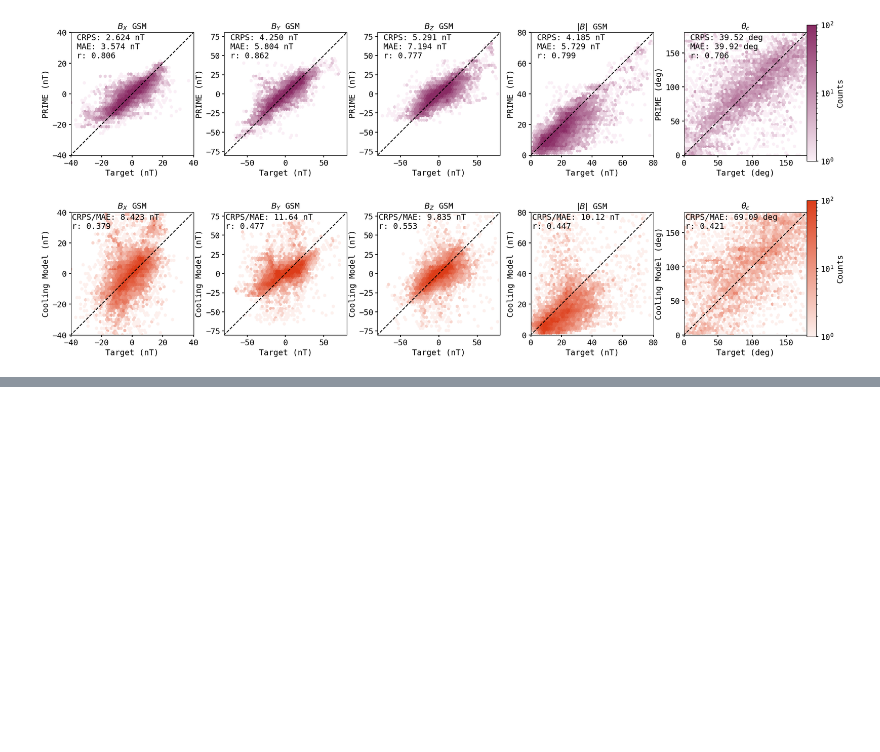
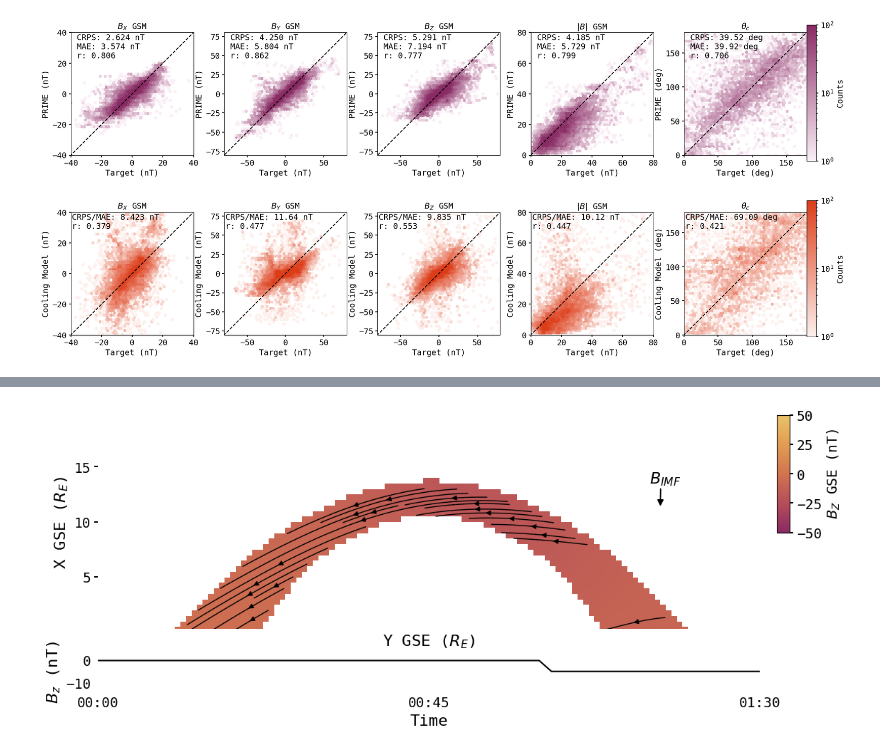
Before and after one commit to connor-obrien888/primesh, a Jupyter notebook: scratch.ipynb, the cells around one changed output, grey strips where cells are left out. Saved outputs shown, nothing was run; the diff lists cells and outputs as text; code cells hidden in the pictures; blank space fills up the shorter version.

```diff
--- a/scratch.ipynb
+++ b/scratch.ipynb
@@ -796,0 +720,57 @@ for idy, y in enumerate(y_grid):
+# %%
+#B streamline plot animation
+import matplotlib.animation as animation
+from matplotlib.patches import FancyArrowPatch
+#Plot the synthetic dataset with the input data Bz in the top left
+fig, axes = plt.subplots(nrows = 2, ncols = 1, figsize = (12,5), gridspec_kw={'height_ratios': [6, 1]})
+im, stream, ax2 = pr.streamline(axes[0], frames, x_grid, y_grid, frame_index = 0,
+                                param_index=4, u_index=0, v_index=2, cmap=primesh_cmap,
+                                x_extent = x_extent, y_extent = y_extent)
+
+#Add colorbar for predicted data
+cbar = pr.colorbar_maker(fig, im, param_index=4)
+#Plot the window of input data corresponding to each frame in axes[1]
+line = axes[1].plot(synth_data.loc[0:55, 'Epoch'], synth_data.loc[0:55, 'B_zgsm'], color = 'k')
+axes[1].set_ylim(-13, 3)
+axes[1].set_ylabel(r'$B_{z}$ (nT)', fontsize = 16)
+axes[1].set_xlim(synth_data.loc[0, 'Epoch'], synth_data.loc[54, 'Epoch'])
+axes[1].set_xlabel('Time', fontsize = 16)
+axes[1].set_xticks([synth_data.loc[0, 'Epoch'], synth_data.loc[27, 'Epoch'], synth_data.loc[54, 'Epoch']])
+axes[1].set_xticklabels([synth_data.loc[0, 'Epoch'].strftime('%H:%M'), synth_data.loc[27, 'Epoch'].strftime('%H:%M'), synth_data.loc[54, 'Epoch'].strftime('%H:%M')])
+axes[1].tick_params(axis='both', which='major', labelsize=14, color = 'white')
+axes[1].spines['top'].set_visible(False)
+axes[1].spines['right'].set_visible(False)
+axes[1].spines['bottom'].set_visible(False)
+axes[1].spines['left'].set_visible(False)
+
+#Draw an arrow in the IMF direction on image in axes[0] and add text that says B_{IMF}
+b_norm = np.sqrt(synth_data.loc[0, 'B_xgsm']**2 + synth_data.loc[0, 'B_ygsm']**2)
+a = axes[0].arrow(21, 13, synth_data.loc[0, 'B_ygsm']/b_norm, synth_data.loc[0, 'B_xgsm']/b_norm, head_width=0.5, head_length=0.5, fc='k', ec='k') #Add new arrows to the plot
+axes[0].text(20, 13.5, r'$B_{IMF}$', fontsize = 16)
+def update(i):
+    global a, stream #Need to make arrows global so they can be removed and redrawn
+    im.set_data(frames[i, :, :, 4])
+    line[0].set_xdata(synth_data.loc[i:(i+55), 'Epoch'])
+    line[0].set_ydata(synth_data.loc[i:(i+55), 'B_zgsm'])
+    axes[1].set_xlim(synth_data.loc[i, 'Epoch'], synth_data.loc[i+54, 'Epoch'])
+    axes[1].set_xticks([synth_data.loc[i, 'Epoch'], synth_data.loc[i+27, 'Epoch'], synth_data.loc[i+54, 'Epoch']])
+    axes[1].set_xticklabels([synth_data.loc[i, 'Epoch'].strftime('%H:%M'), synth_data.loc[i+27, 'Epoch'].strftime('%H:%M'), synth_data.loc[i+54, 'Epoch'].strftime('%H:%M')])
+    #Remove label arrows from the plot
+    a.remove()
+    #Remove the streamlines from the plot
+    ax2.collections[0].remove()
+    # Clear arrowheads streamplot
+    for artist in ax2.get_children():
+        if isinstance(artist, FancyArrowPatch):
+            artist.remove()
+
+    #Plot new streamlines
+    stream = ax2.streamplot(y_grid, x_grid, frames[i, :, :, 2], frames[i, :, :, 0], color='k', density=2, linewidth=1)
+    #Plot large arrow in top right of plot to indicate B direction from synthetic dataset with a text B next to it
+    b_norm = np.sqrt(synth_data.loc[(i+54), 'B_xgsm']**2 + synth_data.loc[(i+54), 'B_ygsm']**2)
+    a = axes[0].arrow(21, 13, synth_data.loc[(i+54), 'B_ygsm']/b_norm, synth_data.loc[(i+54), 'B_xgsm']/b_norm, head_width=0.5, head_length=0.5, fc='k', ec='k') #Add new arrows to the plot
+    return (im, line, a, stream)
+ani = animation.FuncAnimation(fig=fig, func=update, frames=len(frames), interval=100)
+#ani.save(filename=plotpath+'sheath_animation_bz_arrows.gif', writer="pillow")
+# %% [output]
+[figure, added]
```
Also changed, not shown: parts of 27 cells of this notebook, 26 other files.
